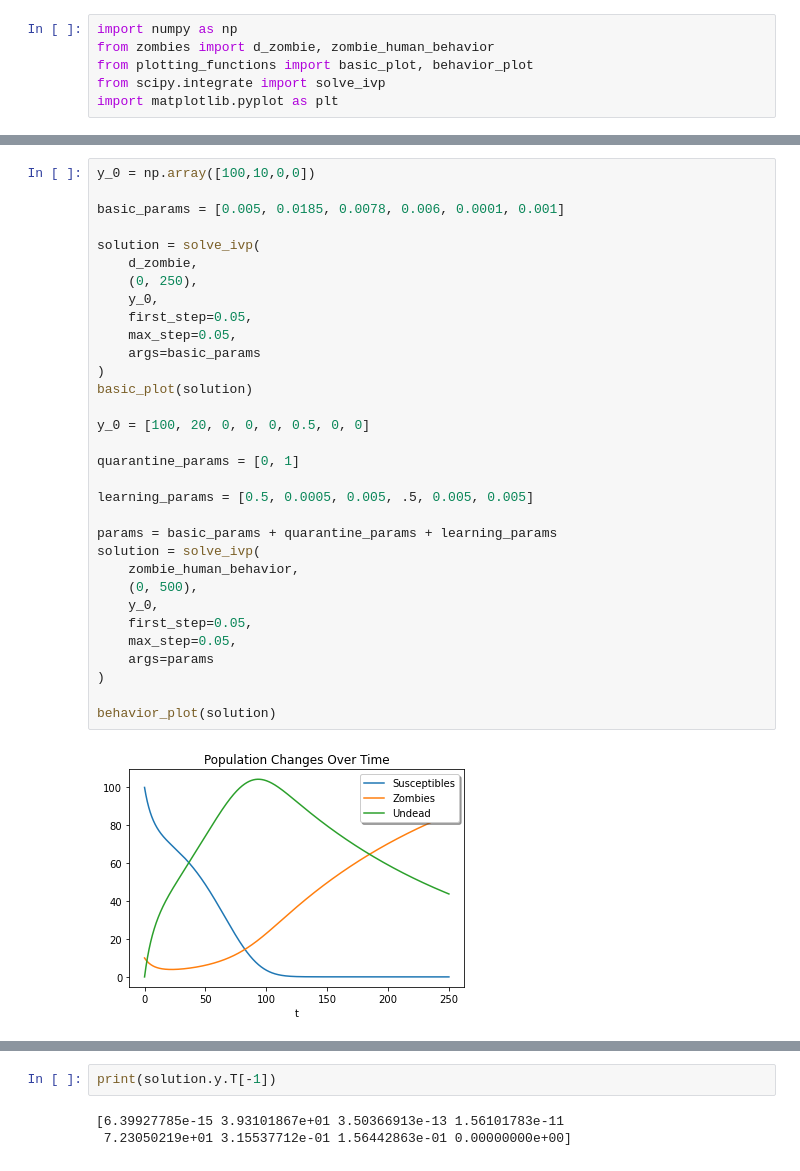
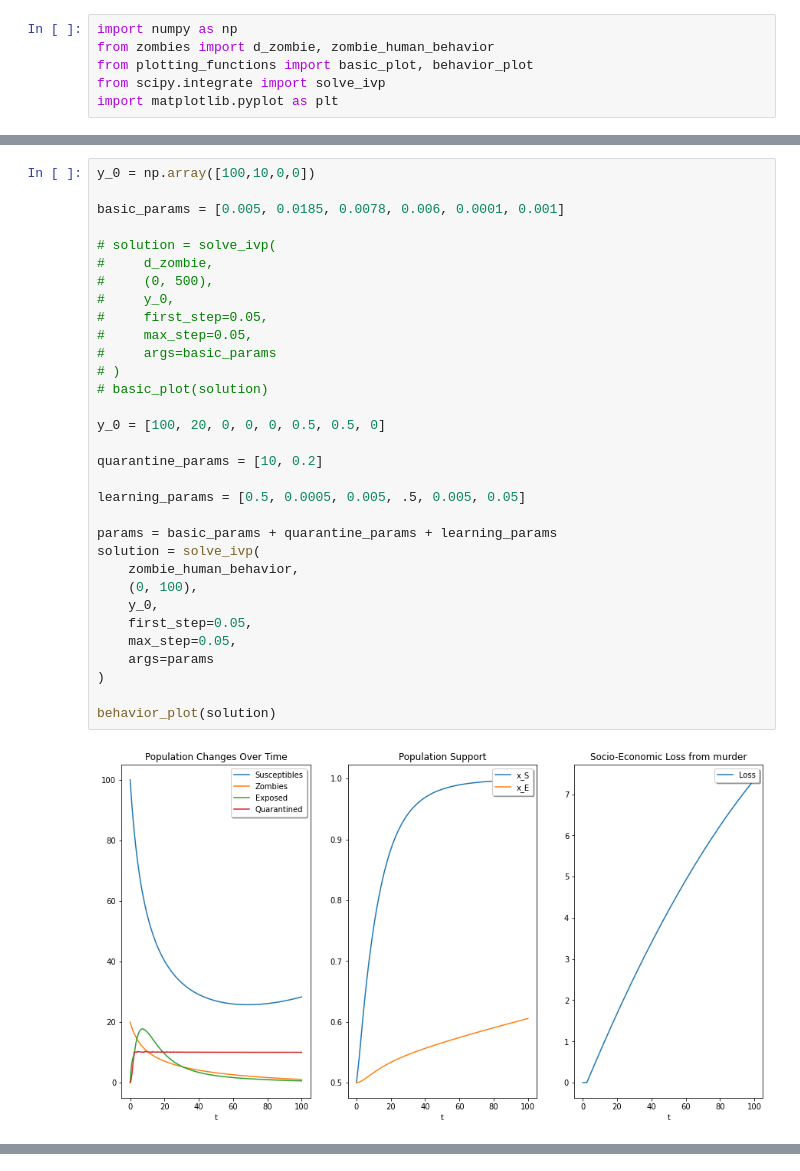
Before and after one commit to lbotti319/zombies, a Jupyter notebook: HumansWinning.ipynb, the cells around one changed output, grey strips where cells are left out. Saved outputs shown, nothing was run; the diff lists cells and outputs as text.

Commit message:
Win example (#7)
* updated docstring and arg order, added behavior plots

* Added three final scenarios to the Humans Winning notebook. Small fixes in equations, plotting, and docstrings

```diff
--- a/HumansWinning.ipynb
+++ b/HumansWinning.ipynb
@@ -10,34 +58,34 @@ import matplotlib.pyplot as plt
 # %%
 y_0 = np.array([100,10,0,0])
 
 basic_params = [0.005, 0.0185, 0.0078, 0.006, 0.0001, 0.001]
 
-solution = solve_ivp(
-    d_zombie,
-    (0, 250),
-    y_0,
-    first_step=0.05,
-    max_step=0.05,
-    args=basic_params
-)
-basic_plot(solution)
+# solution = solve_ivp(
+#     d_zombie,
+#     (0, 500),
+#     y_0,
+#     first_step=0.05,
+#     max_step=0.05,
+#     args=basic_params
+# )
+# basic_plot(solution)
 
-y_0 = [100, 20, 0, 0, 0, 0.5, 0, 0]
+y_0 = [100, 20, 0, 0, 0, 0.5, 0.5, 0]
 
-quarantine_params = [0, 1]
+quarantine_params = [10, 0.2]
 
-learning_params = [0.5, 0.0005, 0.005, .5, 0.005, 0.005]
+learning_params = [0.5, 0.0005, 0.005, .5, 0.005, 0.05]
 
 params = basic_params + quarantine_params + learning_params
 solution = solve_ivp(
     zombie_human_behavior,
-    (0, 500),
+    (0, 100),
     y_0,
     first_step=0.05,
     max_step=0.05,
     args=params
 )
 
 behavior_plot(solution)
 # %% [output]
-[figure, old version]
+[figure, new version]
@@ -45,5 +91,0 @@ behavior_plot(solution)
-# %%
-print(solution.y.T[-1])
-# %% [output]
-[6.39927785e-15 3.93101867e+01 3.50366913e-13 1.56101783e-11
- 7.23050219e+01 3.15537712e-01 1.56442863e-01 0.00000000e+00]
```
Also changed, not shown: parts of 6 cells of this notebook, 4 other files.
